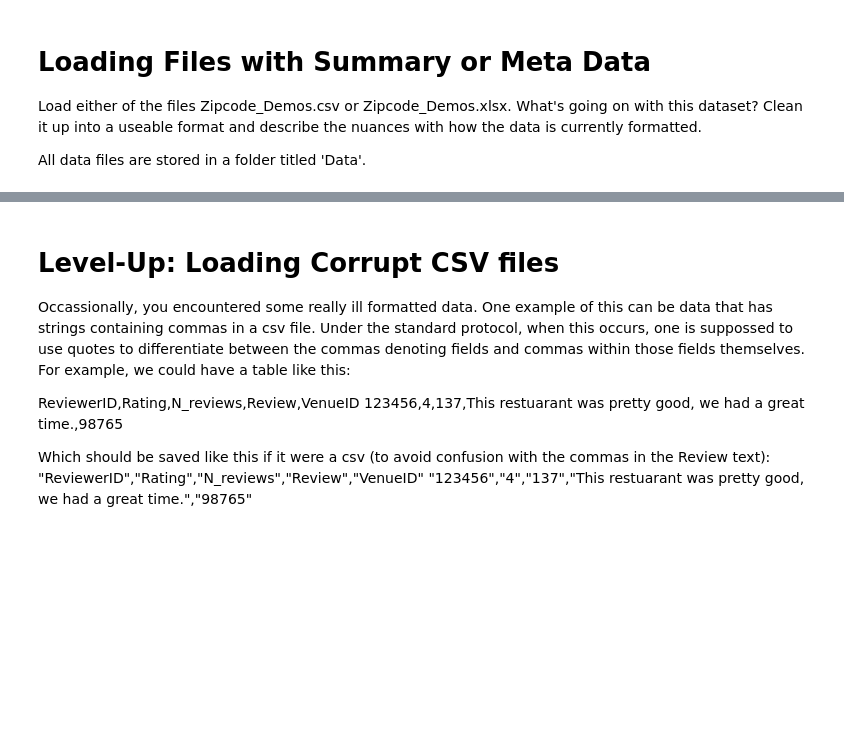
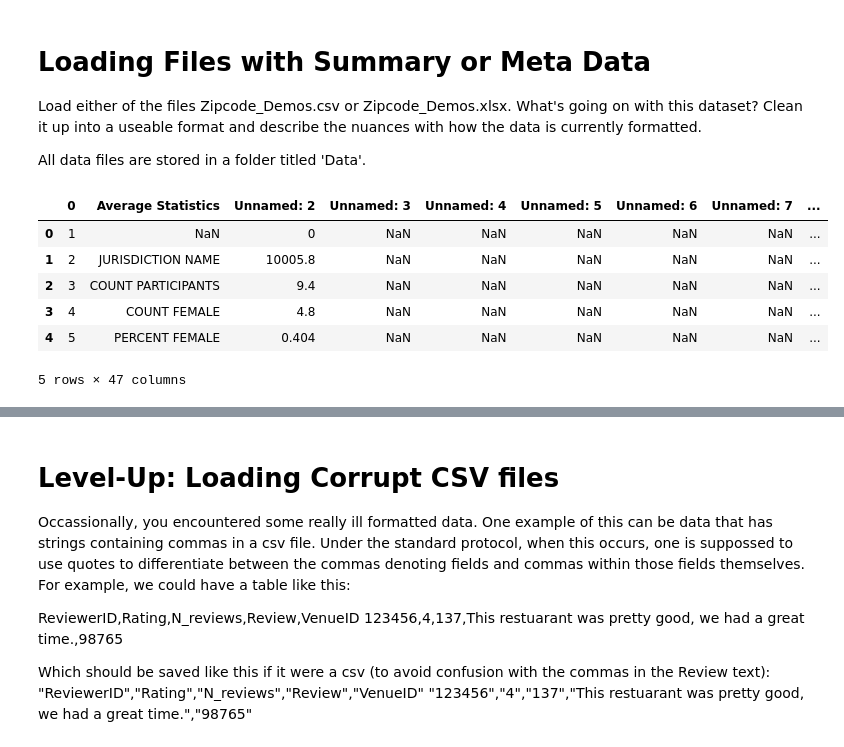
Before and after one commit to learn-co-curriculum/dsc-importing-data-using-pandas-lab, a Jupyter notebook: index.ipynb, the cells around one changed output, grey strips where cells are left out. Drawn from its saved outputs; the diff is of its cells as text; code cells hidden in the pictures; blank space fills up the shorter version.

```diff
--- a/index.ipynb
+++ b/index.ipynb
@@ -8,0 +9,11 @@ All data files are stored in a folder titled 'Data'.
+# %%
+df = pd.read_csv('Data/Zipcode_Demos.csv')
+df.head()
+# %% [output]
+|  | 0 | Average Statistics | Unnamed: 2 | Unnamed: 3 | Unnamed: 4 | Unnamed: 5 | Unnamed: 6 | Unnamed: 7 | ... |
+| 0 | 1 | NaN | 0 | NaN | NaN | NaN | NaN | NaN | ... |
+| 1 | 2 | JURISDICTION NAME | 10005.8 | NaN | NaN | NaN | NaN | NaN | ... |
+| 2 | 3 | COUNT PARTICIPANTS | 9.4 | NaN | NaN | NaN | NaN | NaN | ... |
+| 3 | 4 | COUNT FEMALE | 4.8 | NaN | NaN | NaN | NaN | NaN | ... |
+| 4 | 5 | PERCENT FEMALE | 0.404 | NaN | NaN | NaN | NaN | NaN | ... |
+5 rows × 47 columns
```
Also changed, not shown: parts of 19 cells of this notebook, 2 other files.
